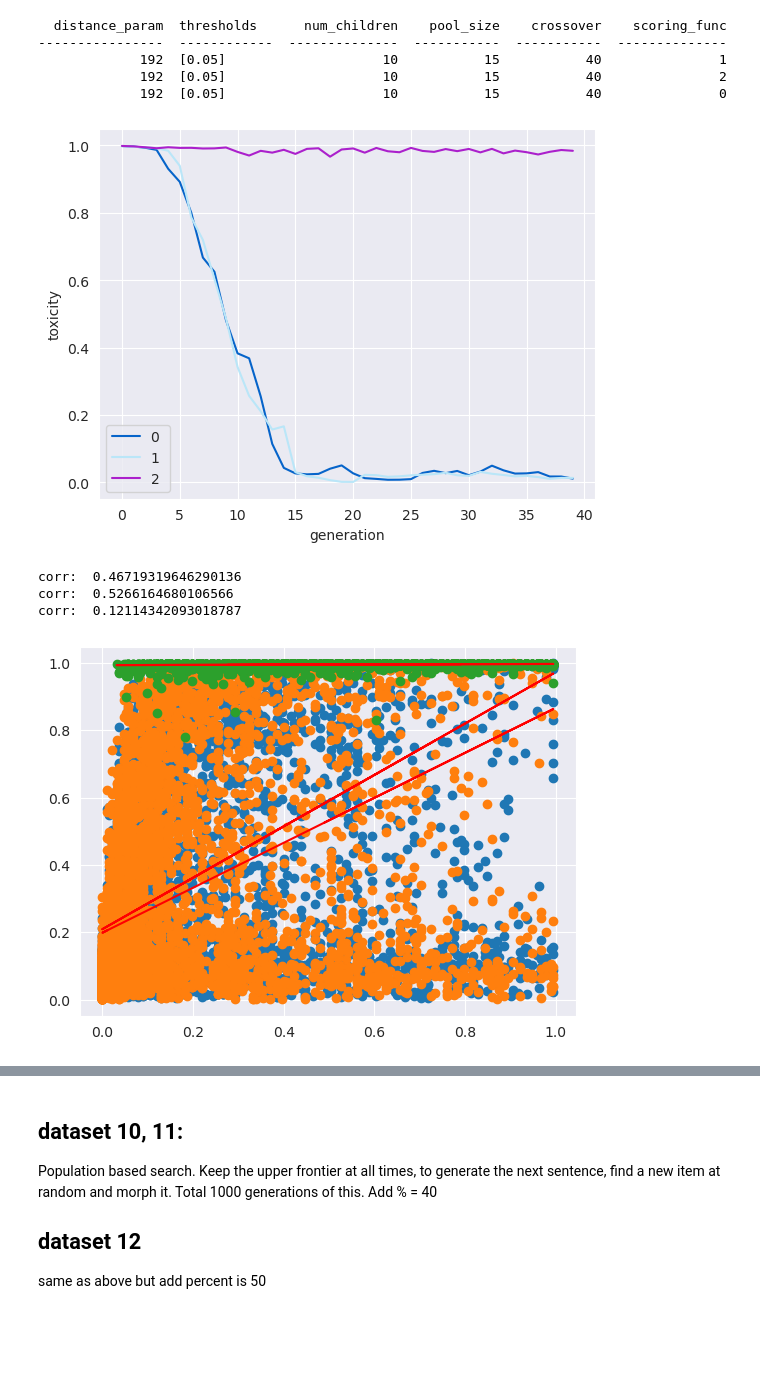
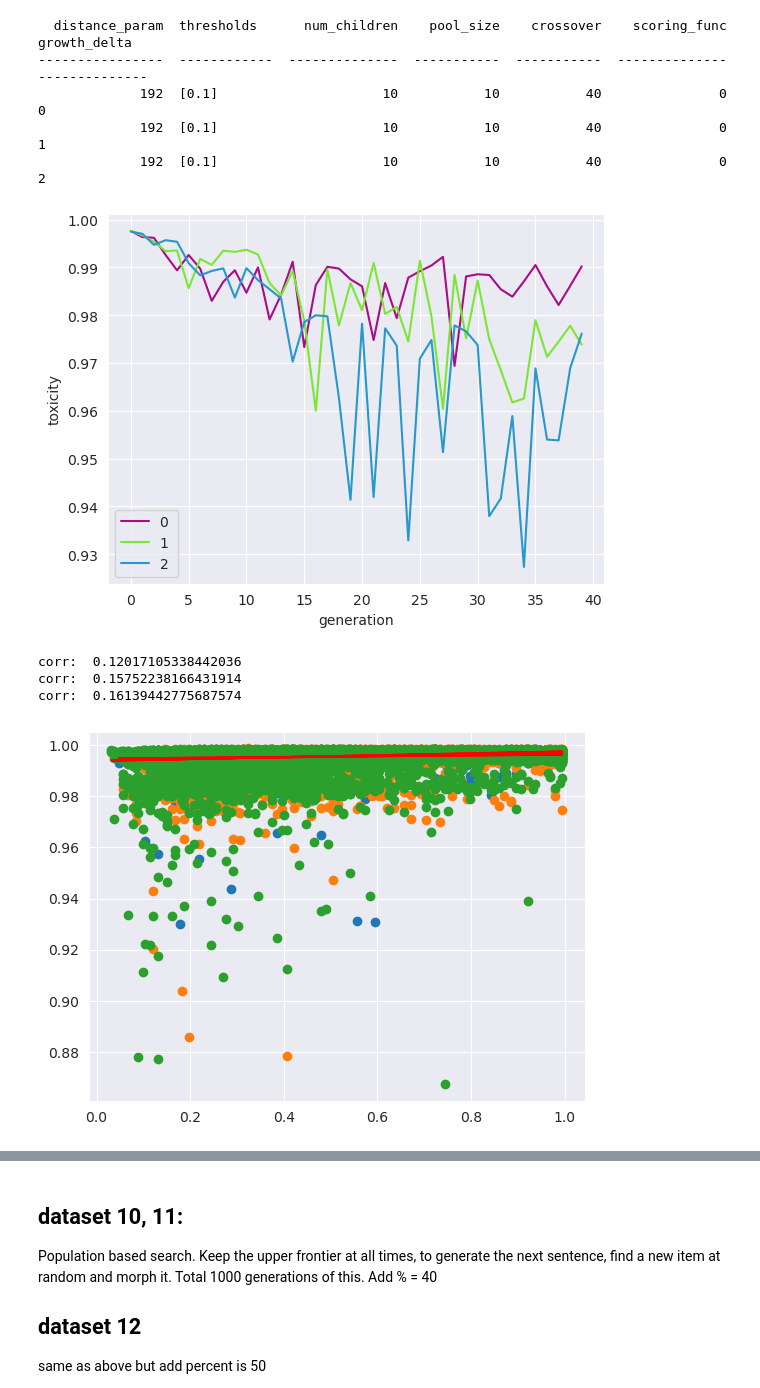
Before and after one commit to rajobasu/FYP, a Jupyter notebook: display/plotterntb.ipynb, the cells around one changed output, grey strips where cells are left out. Drawn from its saved outputs; the diff is of its cells as text; code cells hidden in the pictures; blank space fills up the shorter version.

```diff
--- a/display/plotterntb.ipynb
+++ b/display/plotterntb.ipynb
@@ -43,7 +43,7 @@ def get_data_from_file(datafilenum):
 def statistics_per_generation(datapoints):
     by_gen = [list(v) for l, v in itertools.groupby(datapoints, lambda x: x.generation)]
     return (
-        [np.mean(sorted([float(x.toxicity) for x in data])[0:15]) for data in by_gen],
+        [np.mean(sorted([float(x.toxicity) for x in data])[0:5]) for data in by_gen],
         [np.min([x.similarity for x in data][0:10]) for data in by_gen]
     )
 # %%
@@ -81,44 +81,44 @@ def show_generational_statistic_plot(datafilenums: list[int]):
     fig, ax = plt.subplots()
     plt.xlabel("generation")
     plt.ylabel("toxicity")
 
     data_list = [statistics_per_generation(get_data_from_file(id)) for id in datafilenums]
     metadata_list = [get_metadata_from_file(id) for id in datafilenums]
 
     for index, data in enumerate(data_list):
         x_data = [i for i in range(len(data[0]))]
         y_data = [x if x != 1 else 1 for x in data[0]]
 
 
         ax.plot(x_data, y_data, color=rand_color(), label=f"{index} ")
 
     ax.legend()
 
     print_metadata(metadata_list)
     plt.show()
 
 
-dataids = [64, 65, 66]
+dataids = [67, 68, 69]
 show_generational_statistic_plot(dataids)
 for id in dataids:
     make_regression_tox_dist(id)
 # make_regression_tox_dist(34)
 # make_regression_tox_dist(54)
 # make_regression_tox_dist(55)
 # make_regression_tox_dist(56)
 # make_regression_tox_dist(35)
 # make_regression_tox_dist(51)
 # %% [output]
-  distance_param  thresholds      num_children    pool_size    crossover    scoring_func
-----------------  ------------  --------------  -----------  -----------  --------------
-             192  [0.05]                    10           15           40               1
-             192  [0.05]                    10           15           40               2
-             192  [0.05]                    10           15           40               0
+  distance_param  thresholds      num_children    pool_size    crossover    scoring_func    growth_delta
+----------------  ------------  --------------  -----------  -----------  --------------  --------------
+             192  [0.1]                     10           10           40               0               0
+             192  [0.1]                     10           10           40               0               1
+             192  [0.1]                     10           10           40               0               2
-[figure, old version]
+[figure, new version]
-corr:  0.46719319646290136
-corr:  0.5266164680106566
-corr:  0.12114342093018787
+corr:  0.12017105338442036
+corr:  0.15752238166431914
+corr:  0.16139442775687574
-[figure, old version]
+[figure, new version]
 # %%
 def show_scatter_plot(datafilenum: int):
     datapoints = get_data_from_file(datafilenum)
```
Also changed, not shown: parts of 1 cell of this notebook, 3 other files.
